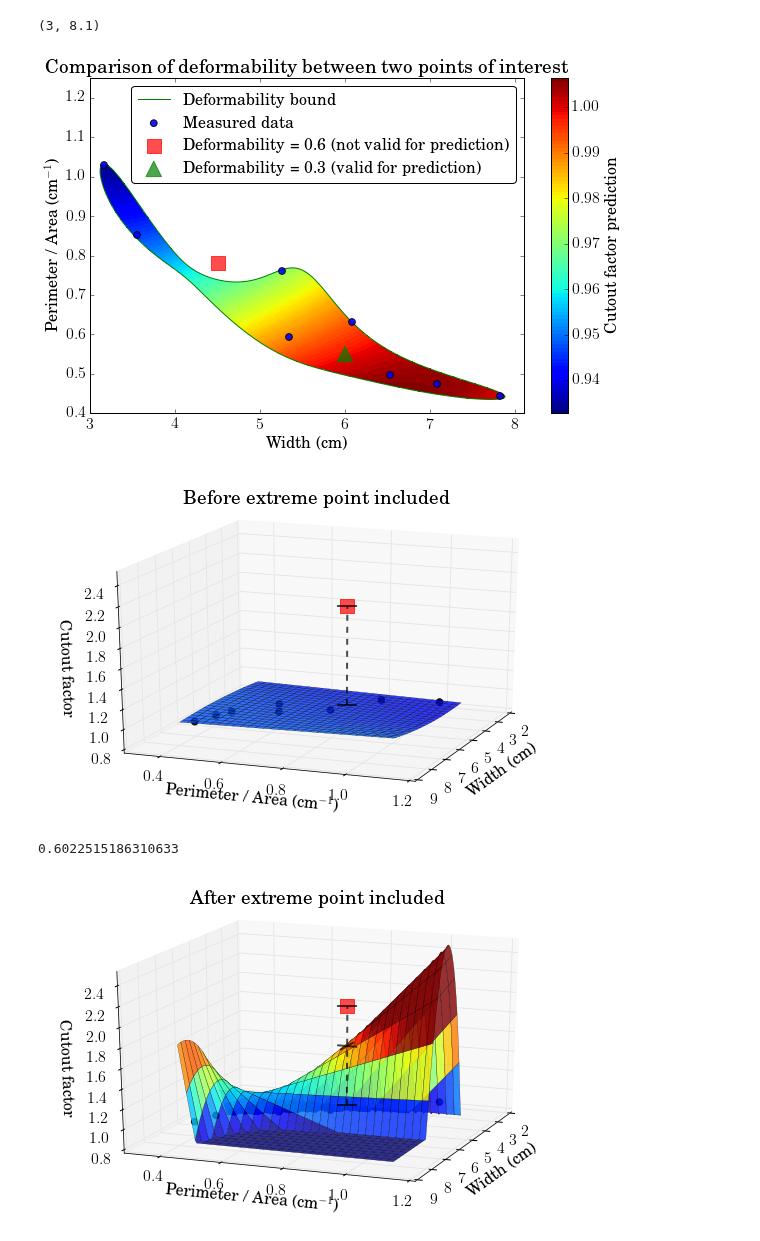
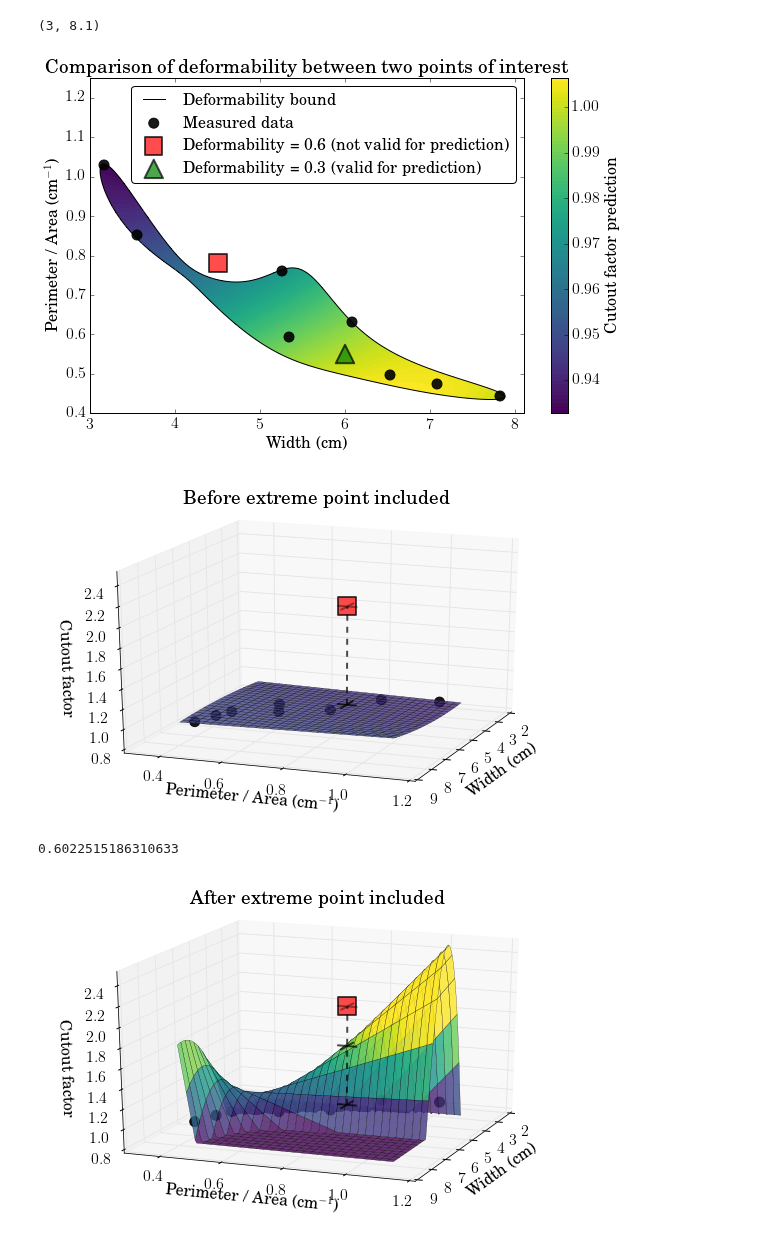
Before and after one commit to SimonBiggs/electronfactors, a Jupyter notebook: examples/Method -- Fit deformability example.ipynb, the cells around one changed output. Saved outputs shown, nothing was run; the diff lists cells and outputs as text; code cells hidden in the pictures.

```diff
--- a/examples/Method -- Fit deformability example.ipynb
+++ b/examples/Method -- Fit deformability example.ipynb
@@ -15,3 +16,5 @@ from electronfactors.model.utilities import create_model, pull_data, fit_give, e
+# %%
+green_cm = create_green_cm()
 # %%
 def reg_m(y, x):
     ones = np.ones(len(x[0]))
@@ -41,12 +44,13 @@ def display_fit(width, eqPonA, factor, model):
 
     zz[outOfTolerance] = np.nan
 
-    c = plt.contourf(xx, yy, zz, 100, alpha=1)
+    c = plt.contourf(xx, yy, zz, 100, alpha=1, cmap=green_cm)
     plt.colorbar(c, ticks=np.arange(0.93, 1.01, 0.01), label=r'Cutout factor prediction')
 
-    plt.contour(xx, yy, give, levels=[0.5], colors='g')
+    plt.contour(xx, yy, give, levels=[0.5], colors='k')
 
-    plt.scatter(width, eqPonA, s=45, alpha=0.9, zorder=3, label=r'Measured data')
+    plt.scatter(width, eqPonA, s=100, alpha=0.9,
+                c='black', zorder=3, label=r'Measured data')
 
     plt.xlabel(r'Width (cm)')
     plt.ylabel(r'Perimeter / Area (cm$^{-1}$)')
@@ -60,9 +64,13 @@ factor = np.array([ 0.9348,  1.0019,  0.9934,  1.0052,  0.9933,  0.9443,  0.9705
 model = create_model(width, eqPonA, factor)
 display_fit(width, eqPonA, factor, model)
 plt.title(r'Comparison of deformability between two points of interest')
-plt.scatter(4.5, 0.78, marker='s', s=200, alpha=0.7, color='red', label=r'Deformability = 0.6 (not valid for prediction)')
-plt.scatter(6, 0.55, marker='^', s=240, alpha=0.7, color='green', label=r'Deformability = 0.3 (valid for prediction)')
-plt.plot(3, 0.4, 'g-', label=r'Deformability bound')
+plt.scatter(4.5, 0.78, marker='s', lw=2,
+            s=300, alpha=0.7, c='red',
+            label=r'Deformability = 0.6 (not valid for prediction)')
+plt.scatter(6, 0.55, marker='^', lw=2,
+            s=340, alpha=0.7, c='green',
+            label=r'Deformability = 0.3 (valid for prediction)')
+plt.plot(3, 0.4, 'k-', label=r'Deformability bound')
 legend = plt.legend(fancybox=True)
 legend.get_frame().set_facecolor('white')
 
@@ -70,7 +78,7 @@ plt.ylim([0.4, 1.25])
 plt.xlim([3, 8.1])
 # %% [output]
 (3, 8.1)
-[figure, old version]
+[figure, new version]
 # %%
 def display_fit_3D(width, eqPonA, factor, model):
     fig = plt.figure(figsize=(6 * 1.618, 6))
@@ -86,10 +94,10 @@ def display_fit_3D(width, eqPonA, factor, model):
     small = (zz < 0.8)
     zz[small] = 0.8
     ax.plot_surface(xx, yy, zz, rstride=5, cstride=5, alpha=0.8,
-                    cmap=cm.jet, lw=0.3, vmin=0.8, vmax=1.8)
+                    cmap=green_cm, lw=0.3, vmin=0.8, vmax=1.8)
 
 
-    ax.scatter(width, eqPonA, factor, s=45, alpha=0.9, color='black', zorder=10)
+    ax.scatter(width, eqPonA, factor, s=100, alpha=0.9, c='black', zorder=10)
 
     ax.set_zlim([0.8,2.5])
 
@@ -104,27 +112,45 @@ pointB = model(6, 0.55)
 # %%
 ax = display_fit_3D(width, eqPonA, factor, model)
 plt.title(r'Before extreme point included')
-ax.scatter(4.5, 0.78, pointA + 1, marker='s', s=200, alpha=0.7, color='red')
-ax.plot([4.5]*2, [0.78]*2, [pointA, pointA + 1], mew=2, ms=20, marker='_', lw=2, color='black', ls='--', alpha=0.7)
+ax.scatter(
+    4.5, 0.78, pointA + 1,
+    marker='s', s=300, alpha=0.7, c='red',
+    lw=2
+)
+
+ax.plot([4.5]*2, [0.75, 0.81], [pointA]*2, color='black', lw=2, alpha=0.7)
+ax.plot([4.1, 4.9], [0.78]*2, [pointA]*2, color='black', lw=2, alpha=0.7)
+
+ax.plot([4.5]*2, [0.75, 0.81], [pointA+1]*2, color='black', lw=2, alpha=0.4)
+ax.plot([4.1, 4.9], [0.78]*2, [pointA+1]*2, color='black', lw=2, alpha=0.4)
+
+ax.plot([4.5]*2, [0.78]*2, [pointA, pointA + 1], lw=2, color='black', ls='--', alpha=0.7)
 ax.view_init(elev=20, azim=21)
 # %% [output]
-[figure, old version]
+[figure, new version]
 # %%
 extreme_modelA = create_model(np.append(width, 4.5), np.append(eqPonA, 0.78), np.append(factor, pointA+1))
 ax = display_fit_3D(width, eqPonA, factor, extreme_modelA)
-ax.plot([4.5]*2, [0.78]*2, [pointA, pointA + 1], mew=2, ms=20, marker='_', lw=2, color='black', ls='--', alpha=0.7)
+ax.plot([4.5]*2, [0.78]*2, [pointA, pointA + 1], lw=2, color='black', ls='--', alpha=0.7)
 
 plt.title(r'After extreme point included')
 ax.plot([4.5]*2, [0.75, 0.81], [extreme_modelA(4.5, 0.78)]*2, color='black', lw=2, alpha=0.7)
 ax.plot([4.1, 4.9], [0.78]*2, [extreme_modelA(4.5, 0.78)]*2, color='black', lw=2, alpha=0.7)
-ax.scatter(4.5, 0.78, pointA + 1, marker='s', s=200, alpha=0.7, color='red')
+
+ax.plot([4.5]*2, [0.75, 0.81], [pointA]*2, color='black', lw=2, alpha=0.7)
+ax.plot([4.1, 4.9], [0.78]*2, [pointA]*2, color='black', lw=2, alpha=0.7)
+
+ax.plot([4.5]*2, [0.75, 0.81], [pointA+1]*2, color='black', lw=2, alpha=0.4)
+ax.plot([4.1, 4.9], [0.78]*2, [pointA+1]*2, color='black', lw=2, alpha=0.4)
+
+ax.scatter(4.5, 0.78, pointA + 1, marker='s', s=300, alpha=0.7, c='red', lw=2)
 
 ax.view_init(elev=20, azim=21)
 
 extreme_modelA(4.5, 0.78) - pointA
 # %% [output]
 0.6022515186310633
-[figure, old version]
+[figure, new version]
 # %%
 ax = display_fit_3D(width, eqPonA, factor, model)
 plt.title(r'Before extreme point included')
```
Also changed, not shown: parts of 3 cells of this notebook, 4 other files.
